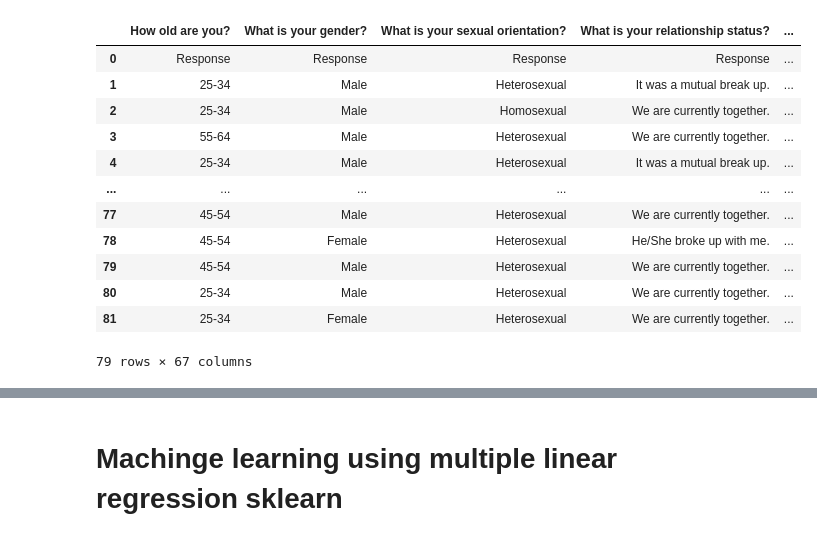
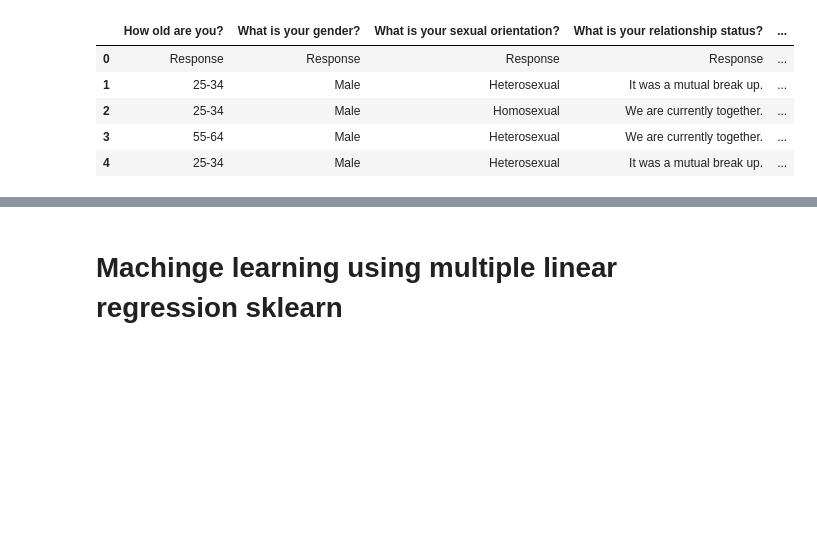
Before and after one commit to zoeycharif/theloveformula, a Jupyter notebook: survey_data.ipynb, the cells around one changed output, grey strips where cells are left out. Cells and saved outputs as stored; diff of their text form; code cells hidden in the pictures; blank space fills up the shorter version.

```diff
--- a/survey_data.ipynb
+++ b/survey_data.ipynb
@@ -16,19 +19,12 @@ titles
 # %%
 
 surveyRaw = surveyRaw.dropna(subset=surveyRaw.columns[6:19])
-surveyRaw
+surveyRaw.head()
 # %% [output]
 |  | How old are you? | What is your gender? | What is your sexual orientation? | What is your relationship status? | ... |
 | 0 | Response | Response | Response | Response | ... |
 | 1 | 25-34 | Male | Heterosexual | It was a mutual break up. | ... |
 | 2 | 25-34 | Male | Homosexual | We are currently together. | ... |
 | 3 | 55-64 | Male | Heterosexual | We are currently together. | ... |
 | 4 | 25-34 | Male | Heterosexual | It was a mutual break up. | ... |
-| ... | ... | ... | ... | ... | ... |
-| 77 | 45-54 | Male | Heterosexual | We are currently together. | ... |
-| 78 | 45-54 | Female | Heterosexual | He/She broke up with me. | ... |
-| 79 | 45-54 | Male | Heterosexual | We are currently together. | ... |
-| 80 | 25-34 | Male | Heterosexual | We are currently together. | ... |
-| 81 | 25-34 | Female | Heterosexual | We are currently together. | ... |
-79 rows × 67 columns
 # %%
```
Also changed, not shown: parts of 18 cells of this notebook.
